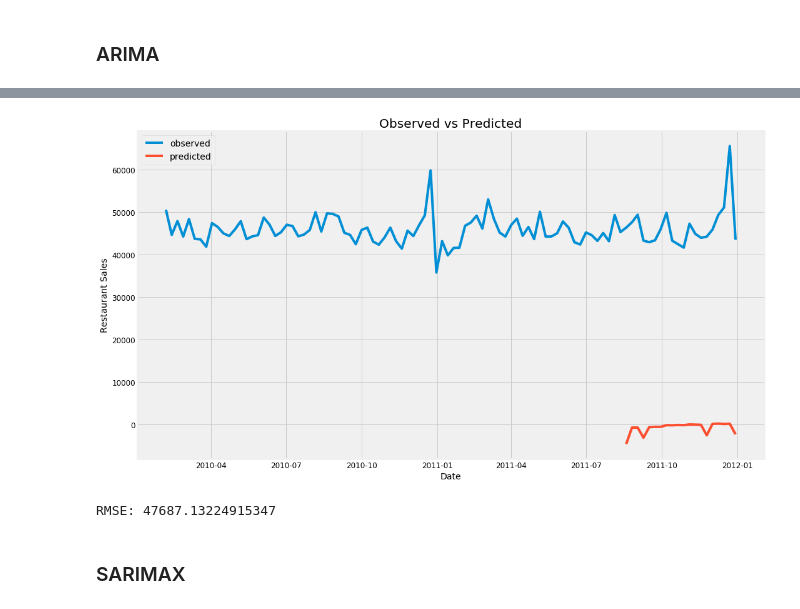
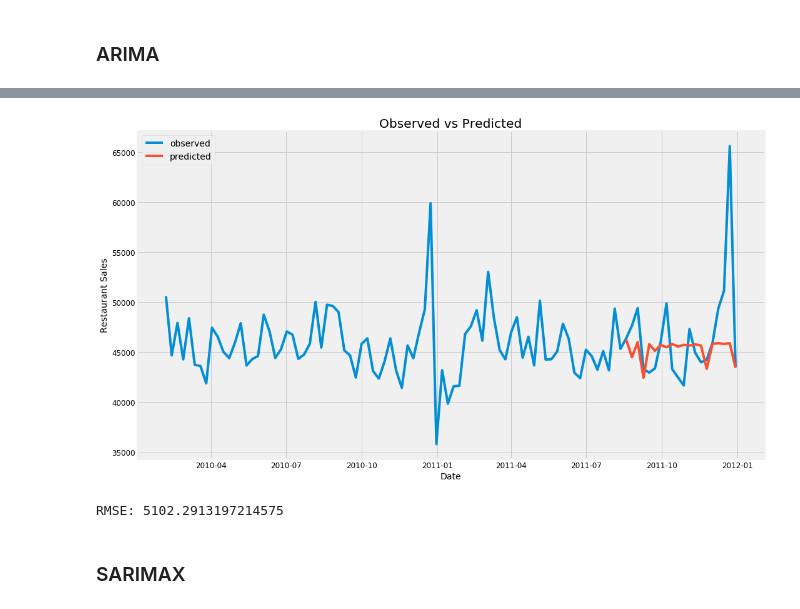
Before and after one commit to ilyalasy/ml_tasks, a Jupyter notebook: Restaurants/Restaurants_TS_Forecasting.ipynb, the cells around one changed output, grey strips where cells are left out. Saved outputs shown, nothing was run; the diff lists cells and outputs as text; code cells hidden in the pictures.

Commit message:
final results

```diff
--- a/Restaurants/Restaurants_TS_Forecasting.ipynb
+++ b/Restaurants/Restaurants_TS_Forecasting.ipynb
@@ -39,6 +39,8 @@ test_df.head()
 | 2 | 1 | 1 | 20-01-12 | False |
 | 3 | 1 | 1 | 27-01-12 | False |
 | 4 | 1 | 1 | 03-02-12 | False |
+# %%
+test_df['Date'] = pd.to_datetime(test_df['Date'], dayfirst=True, format='%d-%m-%y')
 # %% [markdown]
 ### Drop restaurants from train that doesnt exist in test
 # %%
@@ -278,2 +271,2 @@ The best ones are: 1512.4035447917663 (0, 1, 1)
 # %%
-model = sm.tsa.ARIMA(endog_train,order=(0,1,1),exog=exog_train)
+model = sm.tsa.ARIMA(endog_train,order=(1,0,2),exog=exog_train)
@@ -292,14 +275,14 @@ Inverting hessian failed, no bse or cov_params available
 # %%
-predictions = results.predict(start=min(endog_test.index),end=max(endog_test.index),exog=exog_test)
+arima_pred = results.predict(start=min(endog_test.index),end=max(endog_test.index),exog=exog_test)
 # %%
-plot_dif(predictions.index,predictions.values, ts_df)
+plot_dif(arima_pred.index,arima_pred.values, ts_df)
 # %% [output]
-[figure, old version]
+[figure, new version]
 # %%
-arima_rmse = np.sqrt(mean_squared_error(endog_test,predictions.values))
+arima_rmse = np.sqrt(mean_squared_error(endog_test,arima_pred.values))
 print(f'RMSE: {arima_rmse}')
 # %% [output]
-RMSE: 47687.13224915347
+RMSE: 5102.2913197214575
 # %% [markdown]
 ### SARIMAX
 # %%
```
Also changed, not shown: parts of 33 cells of this notebook, 5 other files.
